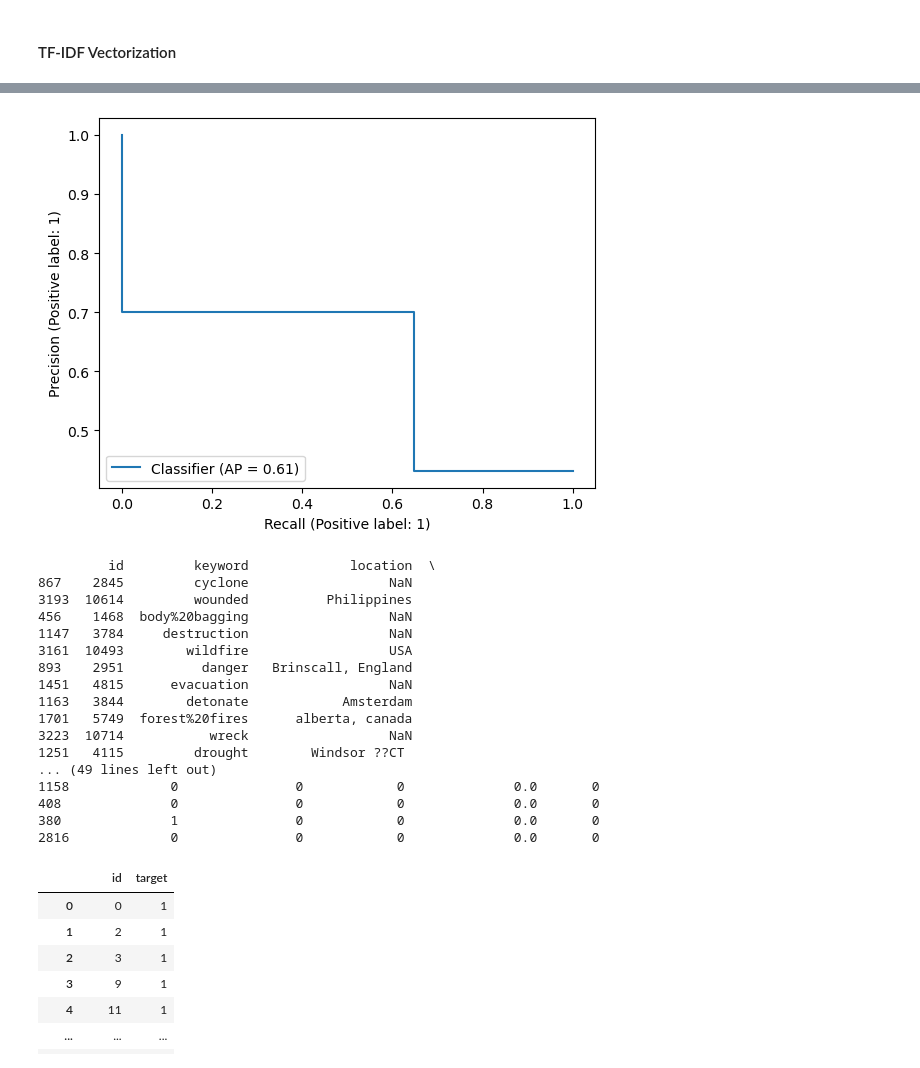
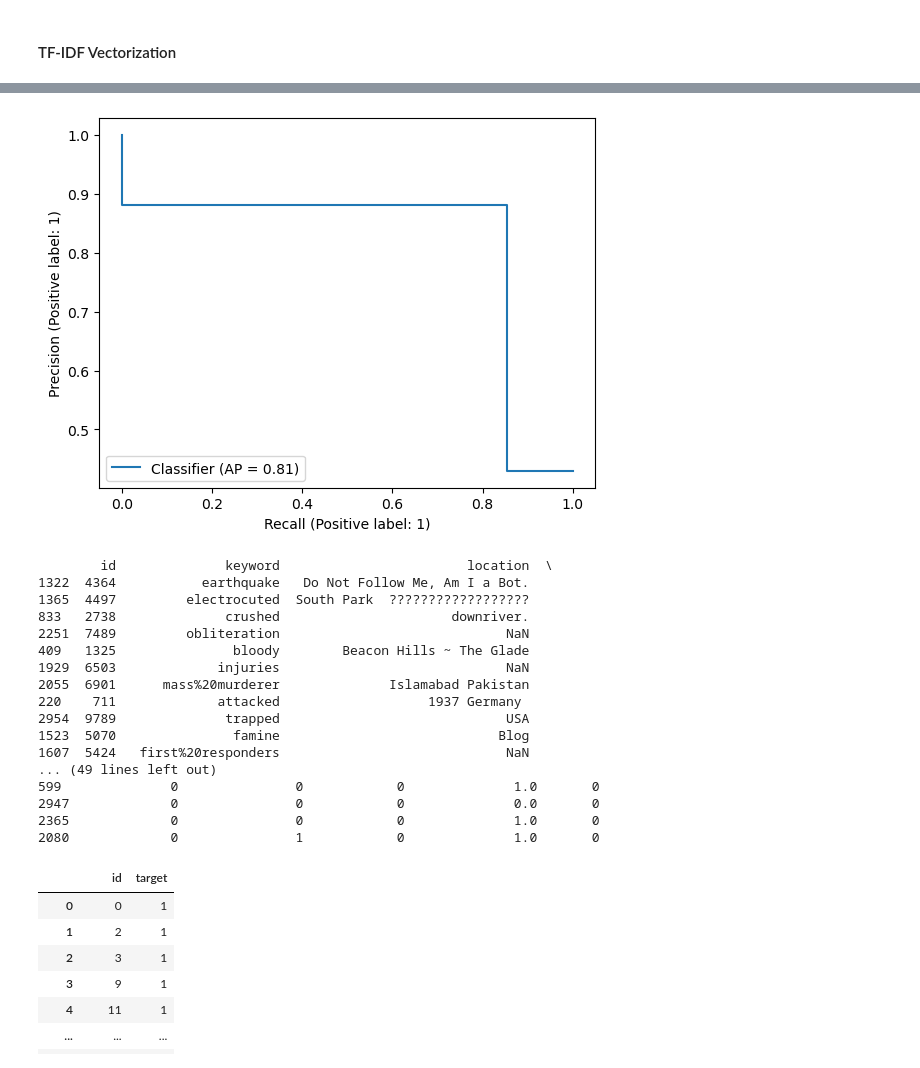
Before and after one commit to garimasc/kaggle_disaster_tweets, a Jupyter notebook: predict_disaster_tweets.ipynb, the cells around one changed output, grey strips where cells are left out. Drawn from its saved outputs; the diff is of its cells as text; code cells hidden in the pictures.

```diff
--- a/predict_disaster_tweets.ipynb
+++ b/predict_disaster_tweets.ipynb
@@ -205,7 +207,7 @@ aftershock -2.523712
 # %%
 corpus = df['lemmatized_text'].tolist()
 
-vectorizer = TfidfVectorizer(ngram_range= (1,3), stop_words= 'english', strip_accents= 'ascii', min_df= 5e-4)
+vectorizer = TfidfVectorizer(ngram_range= (1,2), stop_words= 'english', strip_accents= 'ascii', min_df= 5e-4)
 X = vectorizer.fit_transform(corpus)
 
 svd = TruncatedSVD(n_components= 1000)
@@ -228,7 +230,7 @@ logreg_model.fit(X_pca, y_train)
 knn_model = KNeighborsClassifier(n_neighbors= 5)
 knn_model.fit(X_pca, y_train);
 
-tree_model = DecisionTreeClassifier(min_samples_leaf= 2)
+tree_model = DecisionTreeClassifier(min_samples_leaf= 10)
 tree_model.fit(X_pca, y_train);
 # %%
 model_slct = tree_model
@@ -253,7 +275,7 @@ df_random['keyword_predict'] = keyword_lreg.predict(count_vec.transform(df.loc[i
 # overall prediction
 df_random['target_predict'] = (df_random[['tree_predict', 'logreg_predict', 'keyword_predict']].sum(axis= 1) >= 2).astype(int)
 
-PrecisionRecallDisplay.from_predictions(df_random.target, df_random.keyword_predict)
+PrecisionRecallDisplay.from_predictions(df_random.target, df_random.tree_predict)
 
 df_random.head()
 # %% [output]
@@ -266,4 +288,4 @@ df_random.head()
-[figure, old version]
+[figure, new version]
 # %%
 ## check a new random tweet
 df_test = pd.read_csv("data/test.csv")
@@ -292,37 +314,29 @@ df_test.loc[tmp_idx, "target"] = (df_test.loc[tmp_idx,["logreg_predict", "keywor
 df_test.loc[df_test.target.isna(), "target"] = (df_test.loc[df_test.target.isna(),["logreg_predict", "knn_predict"]
                     ].mul([0.7, 0.3]).sum(axis= 1) >= 0.5).astype(int)
 
-####
-# df_test.loc[~df_test.keyword.isna(), "target"] = (df_test.loc[~df_test.keyword.isna(),
-#             ["tree_predict", "logreg_predict", "keyword_predict"]].sum(axis=1) >= 2).astype(int)
-# # if keyword is NA, if logreg and tree have same prediction use that
-# tmp_idx = df_test.keyword_predict.isna() & (df_test.tree_predict == df_test.logreg_predict)
-# df_test.loc[tmp_idx, "target"] = df_test.loc[tmp_idx, "tree_predict"]
-# # otherwise use average of logreg, tree and kNN model
-# df_test.loc[df_test.target.isna(), "target"] = df_test.loc[df_test.target.isna(), "knn_predict"]
 
 # convert to int
 df_test['target'] = df_test['target'].astype(int)
 
 print(df_test.loc[random.sample(df_test.index.tolist(),20)])
 # %% [output]
-         id         keyword             location  \
-867    2845         cyclone                  NaN
-3193  10614         wounded          Philippines
-456    1468  body%20bagging                  NaN
-1147   3784     destruction                  NaN
-3161  10493        wildfire                  USA
-893    2951          danger   Brinscall, England
-1451   4815      evacuation                  NaN
-1163   3844        detonate            Amsterdam
-1701   5749  forest%20fires      alberta, canada
-3223  10714           wreck                  NaN
-1251   4115         drought        Windsor ??CT
+        id              keyword                        location  \
+1322  4364           earthquake   Do Not Follow Me, Am I a Bot.
+1365  4497         electrocuted  South Park  ??????????????????
+833   2738              crushed                      downriver.
+2251  7489         obliteration                             NaN
+409   1325               bloody        Beacon Hills ~ The Glade
+1929  6503             injuries                             NaN
+2055  6901      mass%20murderer              Islamabad Pakistan
+220    711             attacked                   1937 Germany
+2954  9789              trapped                             USA
+1523  5070               famine                            Blog
+1607  5424   first%20responders                             NaN
 ... (49 lines left out)
-1158             0               0            0              0.0       0
-408              0               0            0              0.0       0
-380              1               0            0              0.0       0
-2816             0               0            0              0.0       0
+599              0               0            0              1.0       0
+2947             0               0            0              0.0       0
+2365             0               0            0              1.0       0
+2080             0               1            0              1.0       0
 # %%
 df_submission = df_test[['id', "target"]]
 df_submission.to_csv("data/submission_combined_weighted_models.csv", index= False)
```
Also changed, not shown: parts of 10 cells of this notebook, 2 other files.
